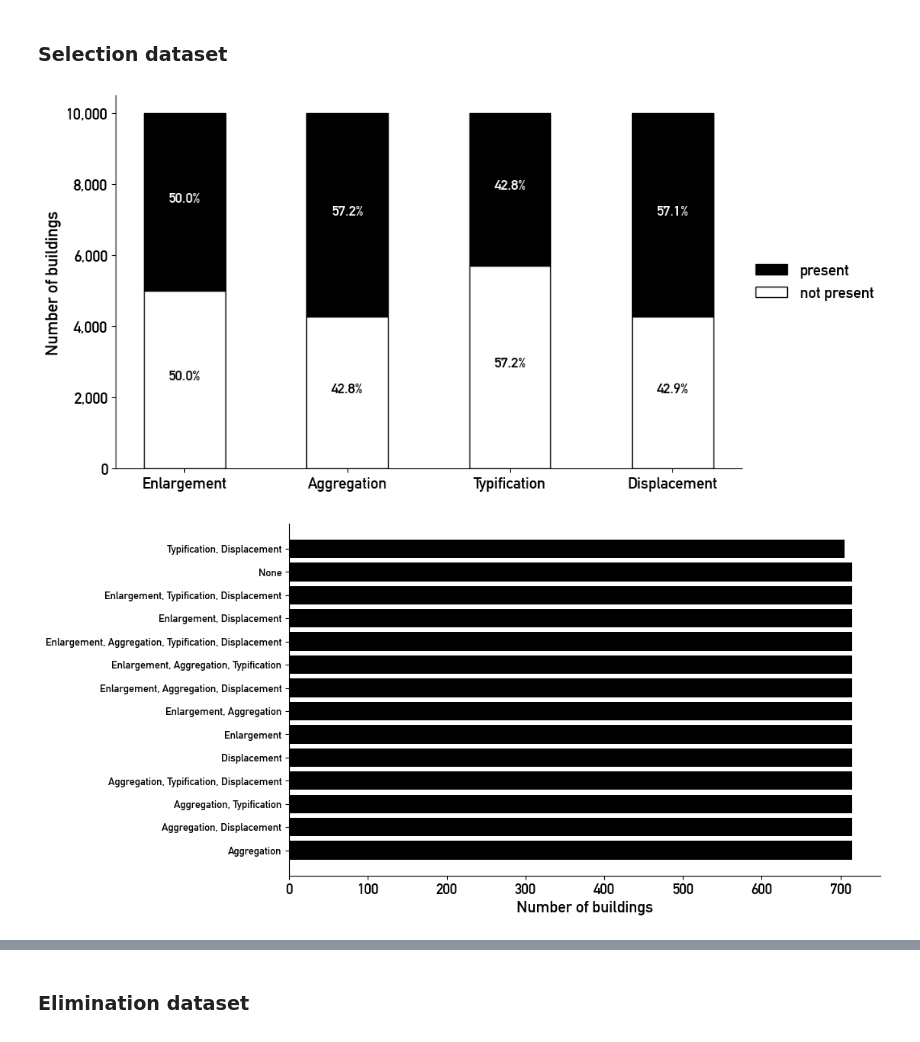
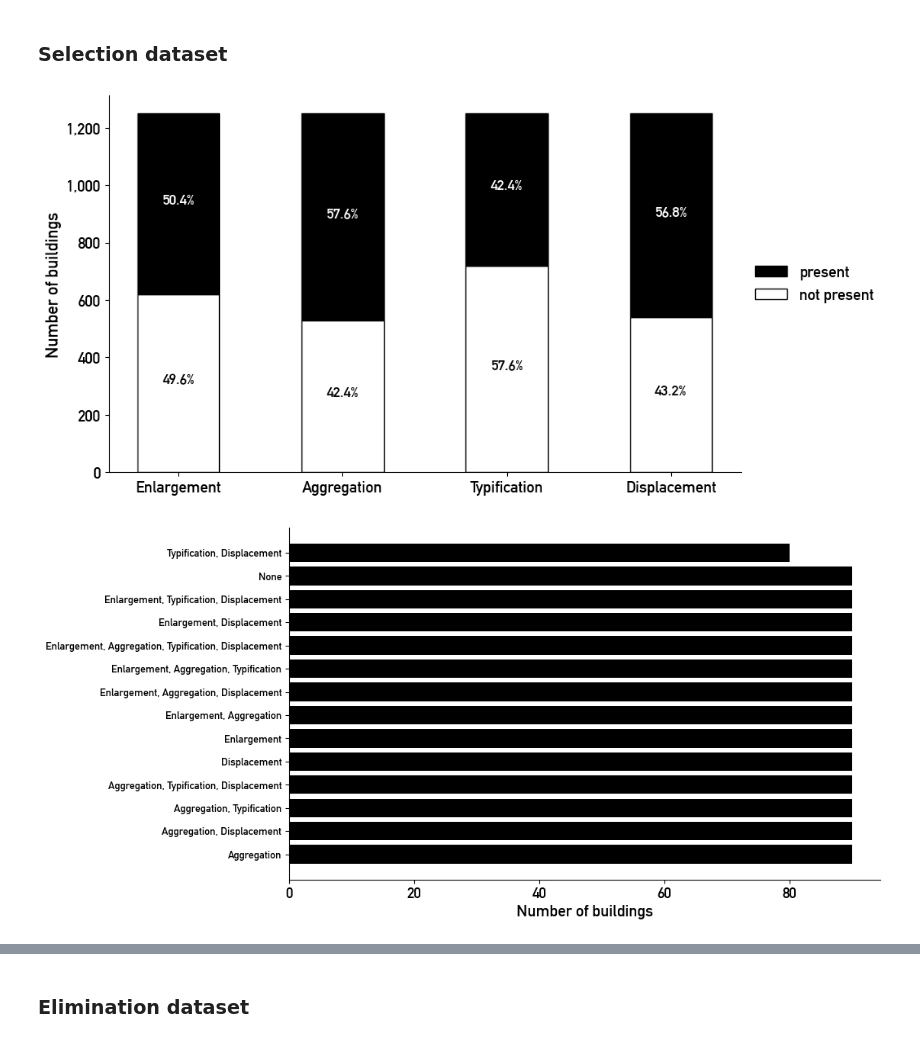
Before and after one commit to jorissenn/genops, a Jupyter notebook: 30_vector_training_set_construction.ipynb, the cells around one changed output, grey strips where cells are left out. Saved outputs shown, nothing was run; the diff lists cells and outputs as text; code cells hidden in the pictures.

```diff
--- a/30_vector_training_set_construction.ipynb
+++ b/30_vector_training_set_construction.ipynb
@@ -59,10 +59,12 @@ roads = read_table_from_db(engine, "roads_dkm50", geom=True)
 # operators are always specified in this order
 operator_order = ("elimination", "aggregation", "typification", "displacement", "enlargement", "simplification")
 # %%
-# number of samples that should be used for training + validation
-n = 12_500
+# number of samples that should be used for training + validation set
+n_training_validation = 1_250
+# number of samples that should be used for test set
+n_test = 250
 
-# ratio of the data that should be used for validation
+# ratio of the training + validation set that should be used for validation
 validation_ratio = 0.2
 
 # use random seed to ensure that samples stay the same
@@ -1070,15 +1072,17 @@ def save_vector_training_samples(target_dir, focal_uuids_to_save, n_batches, pro
 # %%
 operators_selection = ("enlargement", "aggregation", "typification", "displacement")
 
-# extracting non eliminated buildings
+# extracting non-eliminated buildings
 buildings_non_elim = buildings[buildings["elimination"] == 0].reset_index(drop=True)
 
-# balancing the dataset using LP-resampling
-buildings_non_elim_resampled = lp_resample(buildings_non_elim, operators_selection, target_size=int((1-validation_ratio)*n))
+# balancing the training + validation dataset using LP-resampling
+buildings_non_elim_resampled = lp_resample(buildings_non_elim,
+                                           operators_selection,
+                                           target_size=n_training_validation)
 
 visualize_operator_distribution(buildings_non_elim_resampled, operators_selection)
 visualize_labelset_distribution(buildings_non_elim_resampled, operators_selection)
 # %% [output]
-[figure, old version]
+[figure, new version]
-[figure, old version]
+[figure, new version]
 # %%
```
Also changed, not shown: parts of 6 cells of this notebook, 2 other files.
